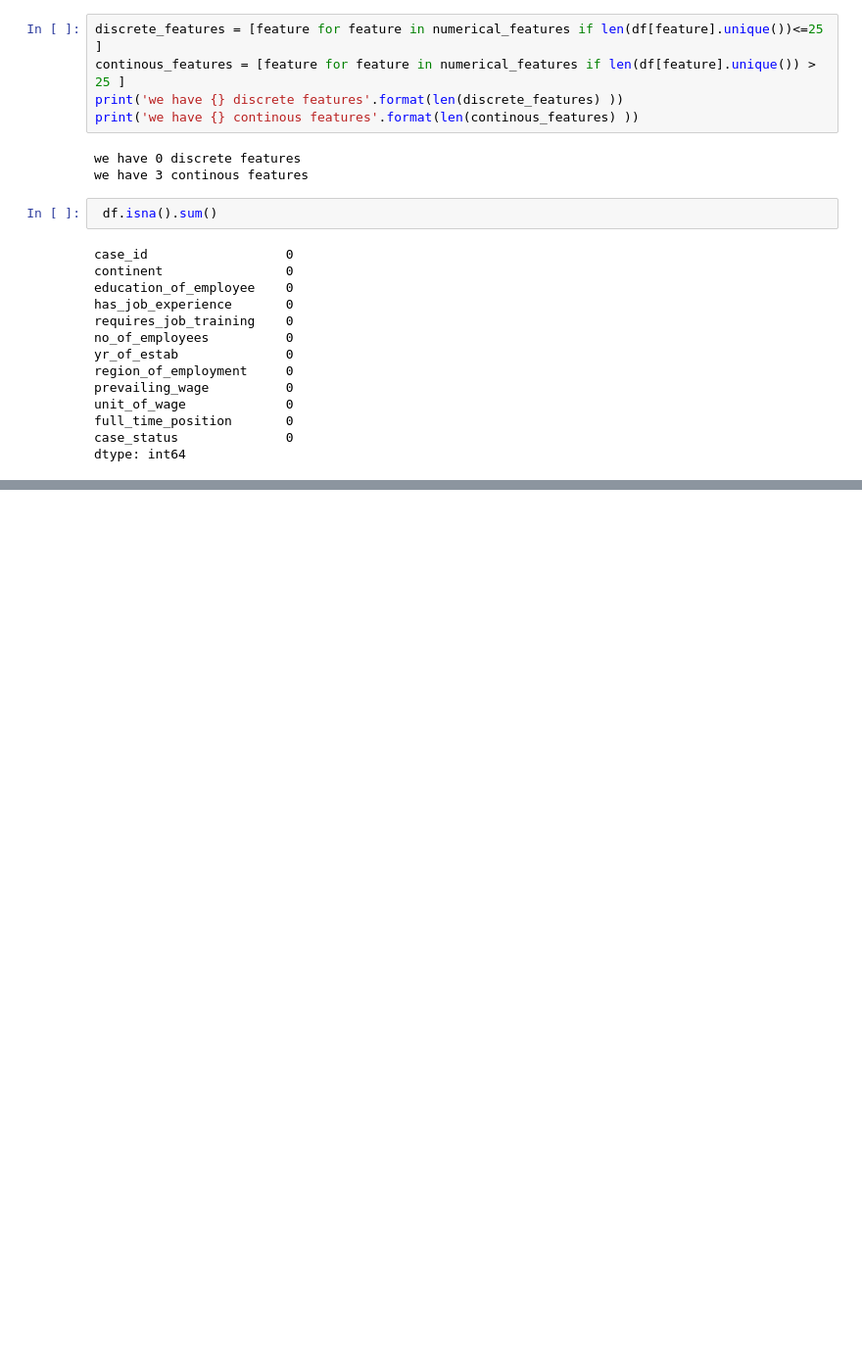
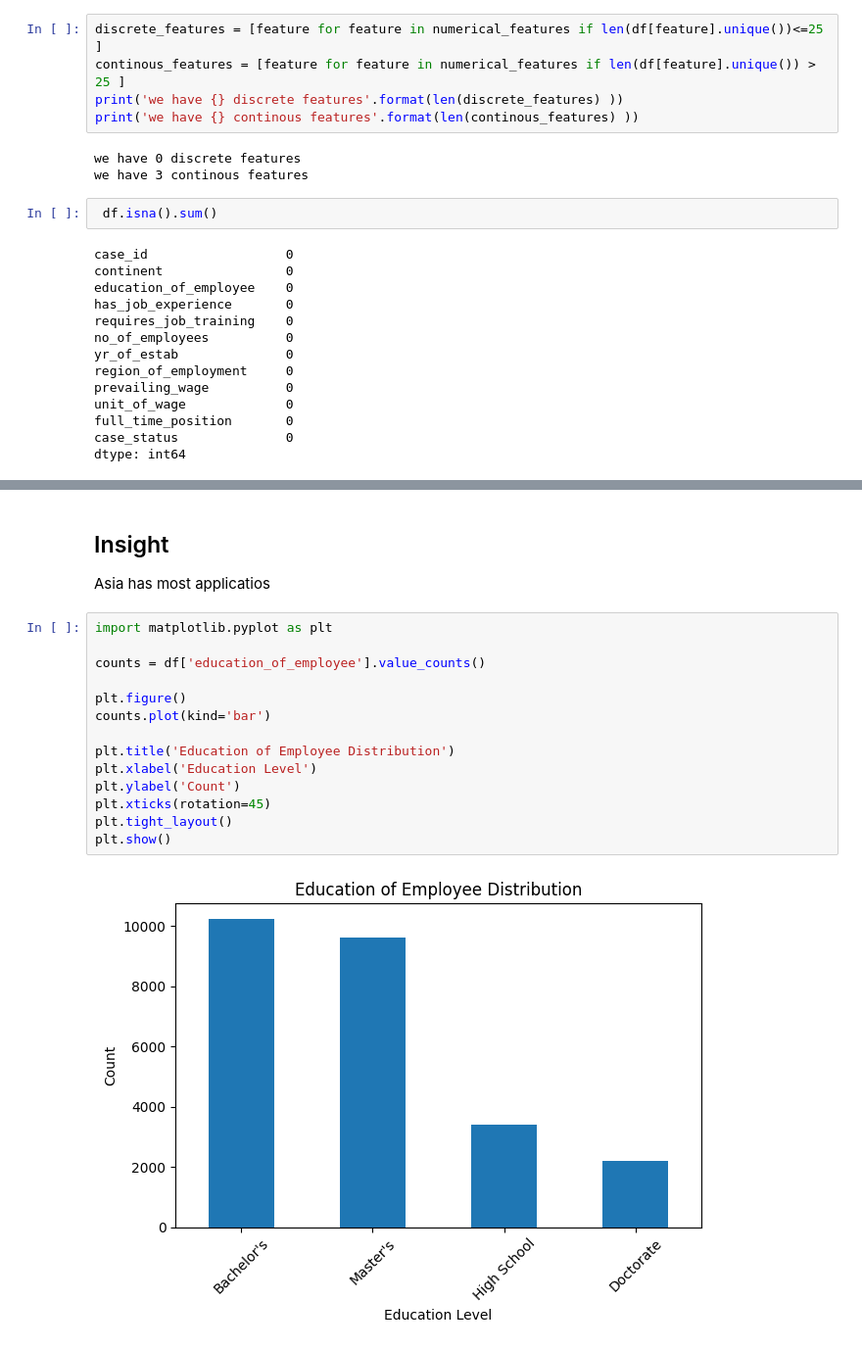
Before and after one commit to LujainY2/Visa-, a Jupyter notebook: Notebook/EDA.ipynb, the cells around one changed output, grey strips where cells are left out. Shown at 98% size. Drawn from its saved outputs; the diff is of its cells as text; blank space fills up the shorter version.

```diff
--- a/Notebook/EDA.ipynb
+++ b/Notebook/EDA.ipynb
@@ -229,0 +333,19 @@ dtype: int64
+# %% [markdown]
+## Insight
+Asia has most applicatios
+# %%
+import matplotlib.pyplot as plt
+
+counts = df['education_of_employee'].value_counts()
+
+plt.figure()
+counts.plot(kind='bar')
+
+plt.title('Education of Employee Distribution')
+plt.xlabel('Education Level')
+plt.ylabel('Count')
+plt.xticks(rotation=45)
+plt.tight_layout()
+plt.show()
+# %% [output]
+[figure, added]
```
Also changed, not shown: parts of 17 cells of this notebook.
